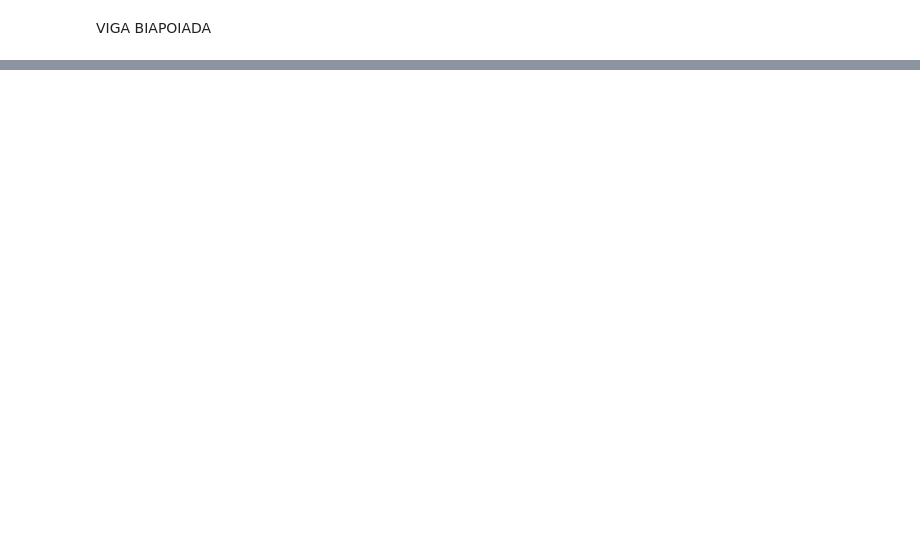
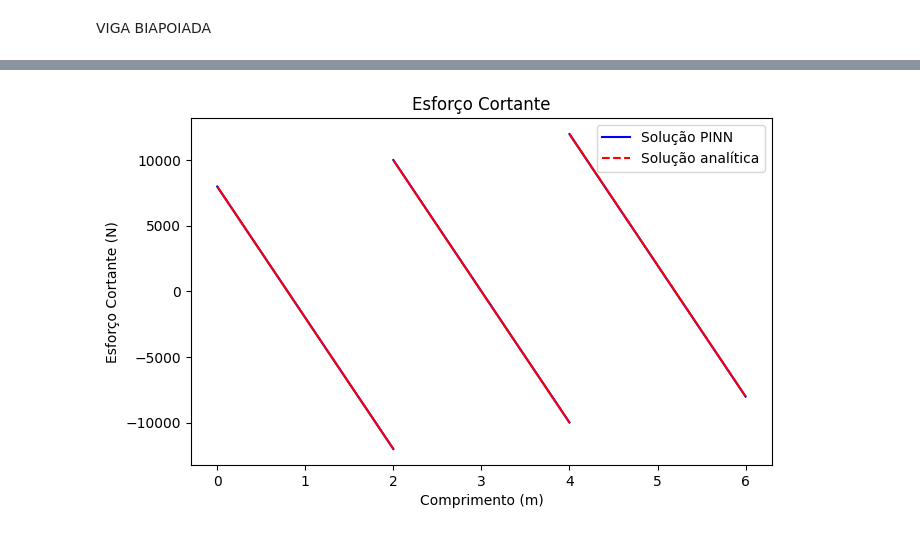
Before and after one commit to taciov/PINNViga, a Jupyter notebook: execute_PINNViga.ipynb, the cells around one changed output, grey strips where cells are left out. Drawn from its saved outputs; the diff is of its cells as text; code cells hidden in the pictures; blank space fills up the shorter version.

```diff
--- a/execute_PINNViga.ipynb
+++ b/execute_PINNViga.ipynb
@@ -124,0 +100,4 @@ plt.legend()
+# %%
+biapoiada.plot_cortante()
+# %% [output]
+[figure, added]
```
Also changed, not shown: parts of 13 cells of this notebook, 1 other file.
